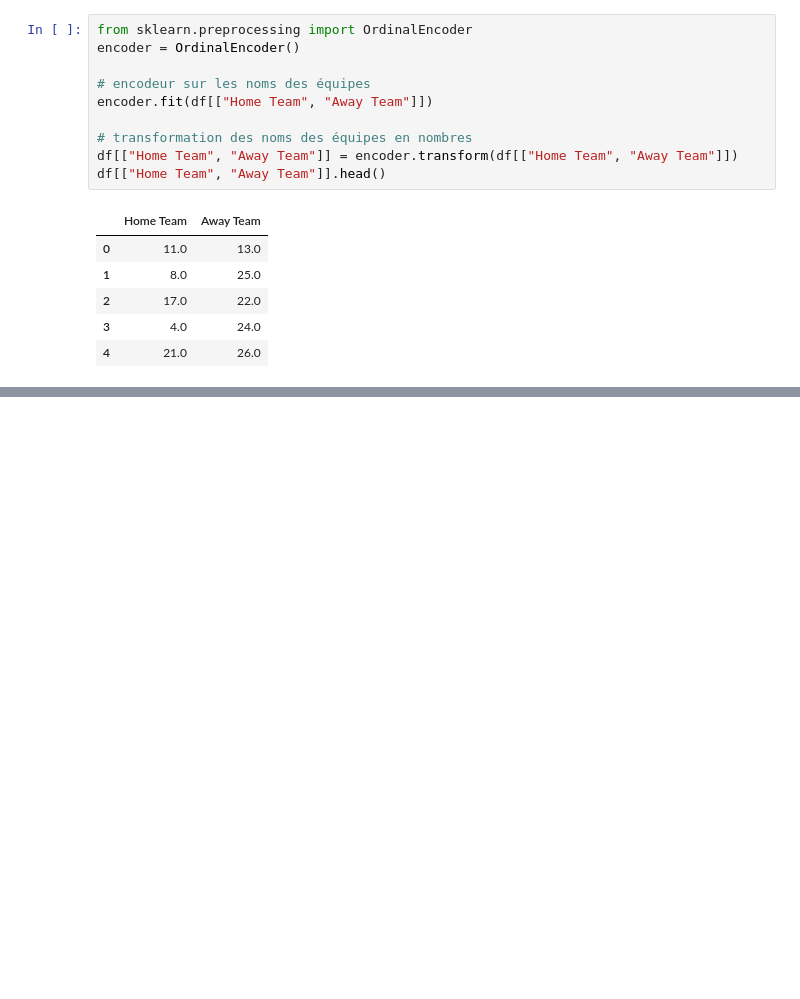
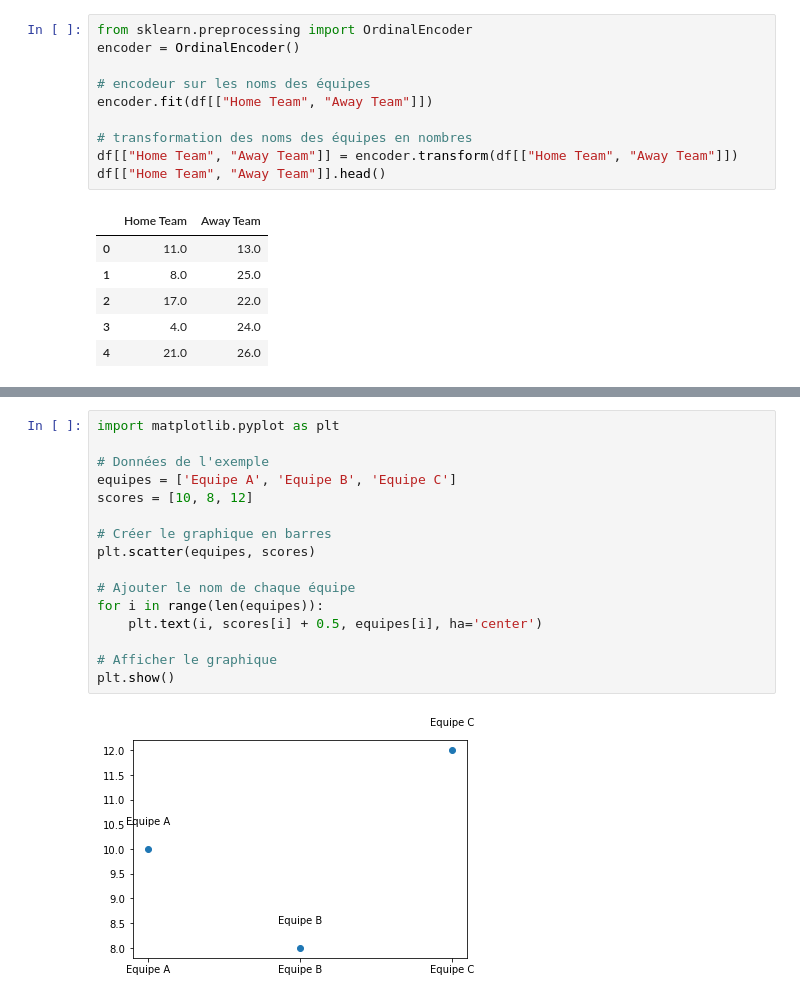
Before and after one commit to SamSamV/Predictions_Match_Outcome, a Jupyter notebook: preproc.ipynb, the cells around one changed output, grey strips where cells are left out. Drawn from its saved outputs; the diff is of its cells as text; blank space fills up the shorter version.

```diff
--- a/preproc.ipynb
+++ b/preproc.ipynb
@@ -219,0 +317,18 @@ df[["Home Team", "Away Team"]].head()
+# %%
+import matplotlib.pyplot as plt
+
+# Données de l'exemple
+equipes = ['Equipe A', 'Equipe B', 'Equipe C']
+scores = [10, 8, 12]
+
+# Créer le graphique en barres
+plt.scatter(equipes, scores)
+
+# Ajouter le nom de chaque équipe
+for i in range(len(equipes)):
+    plt.text(i, scores[i] + 0.5, equipes[i], ha='center')
+
+# Afficher le graphique
+plt.show()
+# %% [output]
+[figure, added]
```
Also changed, not shown: parts of 9 cells of this notebook, 3 other files.
